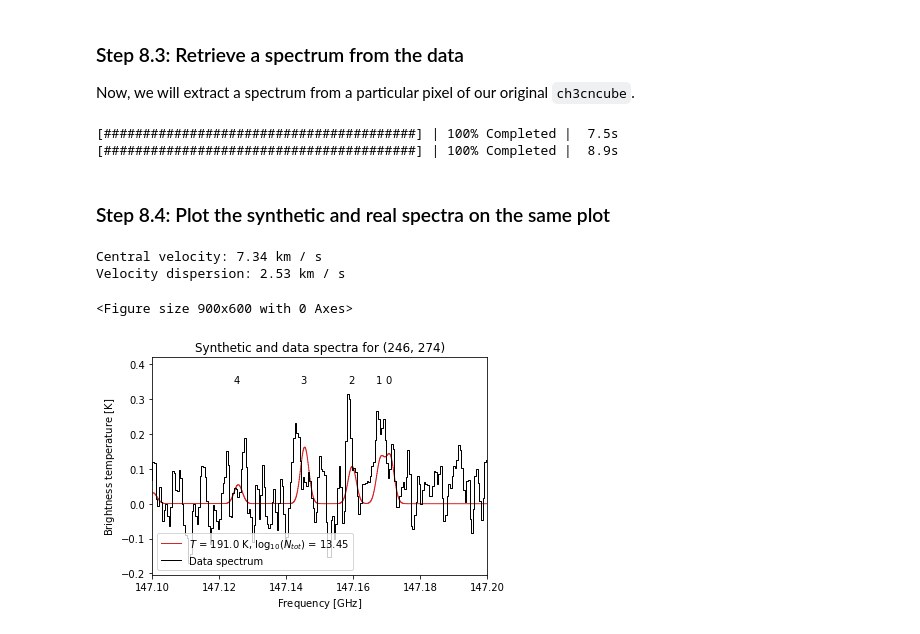
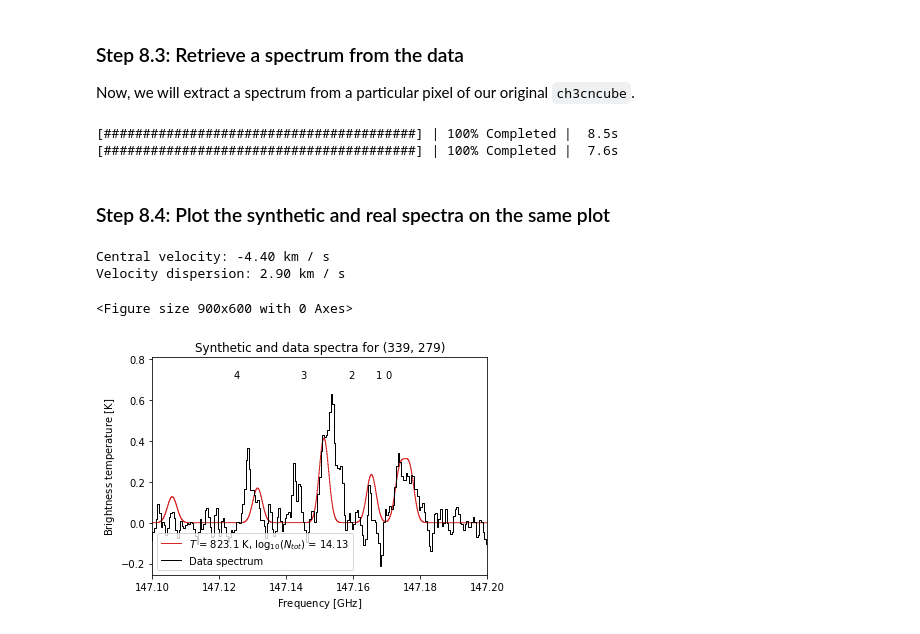
Before and after one commit to abulatek/brick, a Jupyter notebook: first_results/temperature_map/ProcessingTutorial.ipynb, the cells around one changed output. Cells and saved outputs as stored; diff of their text form; code cells hidden in the pictures.

Commit message:
Made bad fit figures

```diff
--- a/first_results/temperature_map/ProcessingTutorial.ipynb
+++ b/first_results/temperature_map/ProcessingTutorial.ipynb
@@ -565,6 +565,6 @@ print(counter)
 ## Step 7: Walking through the math for an individual pixel
 # %%
 fig = plt.figure(dpi = 200) # I DEFINITELY shouldn't have to run this again
-pixel_x, pixel_y = 246, 274
+pixel_x, pixel_y = 339, 279
 temperature, total_col_density = rotational_diagram(pixel_x, pixel_y, plot = True, save = True, plot_uncertainties = True)
 # %% [output]
@@ -622,8 +622,8 @@ Now, we will extract a spectrum from a particular pixel of our original `ch3cncu
 # %%
 data_sp = ch3cncube[:, pixel_y, pixel_x]
 # %% [output]
-[########################################] | 100% Completed |  7.5s
-[########################################] | 100% Completed |  8.9s
+[########################################] | 100% Completed |  8.5s
+[########################################] | 100% Completed |  7.6s
 # %%
 data_sp_K = data_sp.value * ch3cncube.jtok_factors()
 data_sp_K_pyspeckit = pyspeckit.Spectrum(xarr = ch3cncube.spectral_axis.to(u.GHz),
@@ -635,29 +635,29 @@ data_sp_K_pyspeckit = pyspeckit.Spectrum(xarr = ch3cncube.spectral_axis.to(u.GHz
 # %%
 fig = plt.figure(dpi = 150)
 mod_sp.plotter(label = f'$T$ = {temp:.1f}, $\log_{{10}}(N_{{tot}})$ = {N_tot:.2f}',
                color = 'tab:red', linewidth = 1) # $v_{{c}}$ = {v_cen:.2f}, $v_{{disp}}$ = {v_disp:.2f}
 data_sp_K_pyspeckit.plotter(axis=mod_sp.plotter.axis, clear = False, color = 'k', linewidth = 1,
                             xmin = fmin, xmax = fmax, #ymin = min([min(mod),min(data_sp)]) - 0.3, ymax = max([max(mod),max(data_sp)]) + 0.2,
                             label = 'Data spectrum',
                             xlabel = f"Frequency [{mod_sp.xarr.unit.to_string('latex_inline')}]",
                             ylabel = f"Brightness temperature [{mod_sp.unit.to_string('latex_inline')}]")
 
 for i in range(len(ch3cn_freqs)): # i is the index of the loop
     if ch3cn_freqs[i].to(u.GHz).value > (plt.xlim()[0] + 0.01) and ch3cn_freqs[i].to(u.GHz).value < (plt.xlim()[1] - 0.01):
         kmax = len(ch3cn_freqs) - 1 # Maximum rotational quantum number for the ladder
         kk = kmax - i # Get rotational quantum number of this iteration
         shifted_freq = (ch3cn_freqs[kmax - kk]-(((10*u.km/u.s)/(constants.c.to(u.km/u.s)))*ch3cn_freqs[kmax - kk])).to(u.GHz) # Maybe okay?
 
-        plt.text(shifted_freq.value, plt.ylim()[1]-0.075, str(kk))
+        plt.text(shifted_freq.value, plt.ylim()[1]-0.1, str(kk))
 
 plt.title(f"Synthetic and data spectra for ({pixel_x}, {pixel_y})")
 plt.legend(loc = "lower left")
 data_sp_K_pyspeckit.plotter.savefig(f'../figures/ch3cn_spec_datasynth_x{pixel_x}y{pixel_y}.pdf')
 
 print(f"Central velocity: {v_cen:.2f}")
 print(f"Velocity dispersion: {v_disp:.2f}")
 # %% [output]
-Central velocity: 7.34 km / s
-Velocity dispersion: 2.53 km / s
+Central velocity: -4.40 km / s
+Velocity dispersion: 2.90 km / s
 <Figure size 900x600 with 0 Axes>
-[figure, old version]
+[figure, new version]
```
Also changed, not shown: parts of 1 cell of this notebook, 2 other files.
